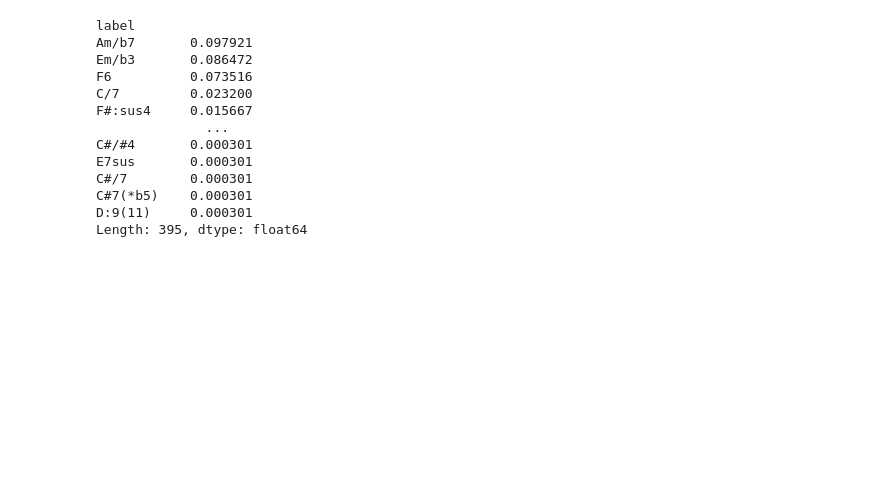
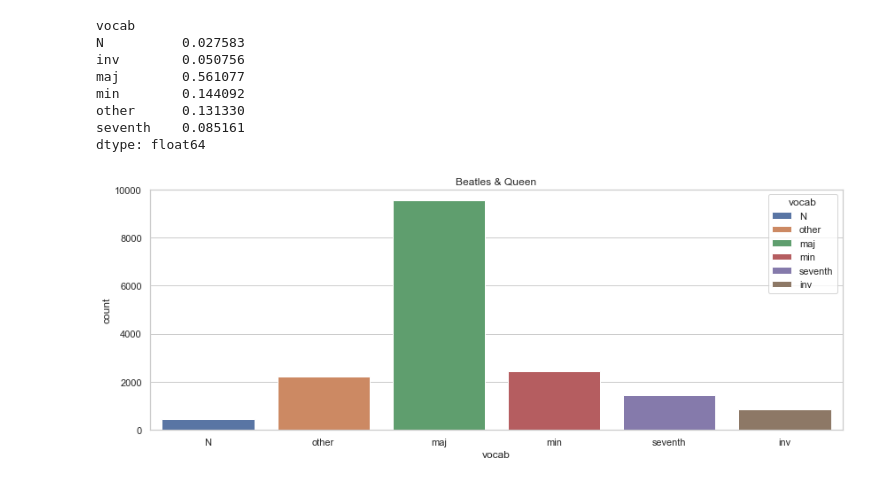
Before and after one commit to discort/chord-recognition, a Jupyter notebook: chords_distribution.ipynb, the cells around one changed output. Saved outputs shown, nothing was run; the diff lists cells and outputs as text; code cells hidden in the pictures; blank space fills up the shorter version.

```diff
--- a/chords_distribution.ipynb
+++ b/chords_distribution.ipynb
@@ -24,6 +24,8 @@ inversions_chords = set([c + l for l in inversions_labels for c in list(maj_chor
 
 seventh_inversions_labels = ['maj7/3', 'min7/b3', '7/3', 'maj7/5', 'min7/5', '7/5', 'maj7/7', 'min7/b7', '7/b7']
 # %%
+from utils import read_csv
+
 def build_dataset(mypath, sep=' '):
     datasets = []
     dirs = [f for f in os.listdir(mypath) if isdir(join(mypath, f))]
@@ -38,8 +40,24 @@ def build_dataset(mypath, sep=' '):
     chords_df.columns = ['start', 'end', 'label']
     return chords_df
 
-beatles_df = build_dataset('data/beatles/chordlabs/')
-queen_df = build_dataset('data/queen/chordlabs/', sep='\t')
-cking_df = build_dataset('data/carole_king/', sep='\t')
-chords_df = pd.concat([beatles_df, queen_df, mjackson_df, cking_df])
+def build_file_dataset(file_path, sep=' '):
+    chords_df = pd.DataFrame()
+    if isfile(file_path) and file_path.endswith('.lab'):
+        chords_df = read_csv(file_path, sep=sep)
+    chords_df.columns = ['start', 'end', 'label']
+    return chords_df
+
+def mark_vocabulary(label):
+    if label in maj_chords:
+        return 'maj'
+    elif label in min_chords:
+        return 'min'
+    elif label in seventh_chords:
+        return 'seventh'
+    elif label in inversions_chords:
+        return 'inv'
+    elif label == 'N':
+        return 'N'
+    else:
+        return 'other'
 # %%
@@ -86,3 +93,4 @@ chords_df['vocab'] = chords_df.label.apply(lambda x: mark_vocabulary(x))
 # %%
-chords_df
-ax = sns.countplot(x="vocab", hue='vocab', data=chords_df, dodge=False)
+def chord_distribution(df, title='Chord distribution'):
+    print(chords_df.groupby('vocab').size() / len(chords_df))
+    ax = sns.countplot(x="vocab", hue='vocab', data=df, dodge=False).set_title(title)
@@ -122,17 +97,18 @@ array(['N', 'G:sus4(b7)', 'G', 'C', 'F', 'D', 'Bm', 'Em', 'D7', 'G/5',
-# %%
-other = chords_df[chords_df.vocab == 'other']
-other.groupby('label').size().sort_values(ascending=False) / len(other)
-# %% [output]
-label
-Am/b7       0.097921
-Em/b3       0.086472
-F6          0.073516
-C/7         0.023200
-F#:sus4     0.015667
-              ...
-C#/#4       0.000301
-E7sus       0.000301
-C#/7        0.000301
-C#7(*b5)    0.000301
-D:9(11)     0.000301
-Length: 395, dtype: float64
+# %%
+beatles_df = build_dataset('data/beatles/chordlabs/')
+queen_df = build_dataset('data/queen/chordlabs/', sep='\t')
+cking_df = build_dataset('data/carole_king/', sep='\t')
+chords_df = pd.concat([beatles_df, queen_df])
+# %%
+chords_df = preprocess_chords(chords_df)
+chord_distribution(chords_df, 'Beatles & Queen')
+# %% [output]
+vocab
+N          0.027583
+inv        0.050756
+maj        0.561077
+min        0.144092
+other      0.131330
+seventh    0.085161
+dtype: float64
+[figure, added]
```
Also changed, not shown: parts of 10 cells of this notebook, 9 other files.
